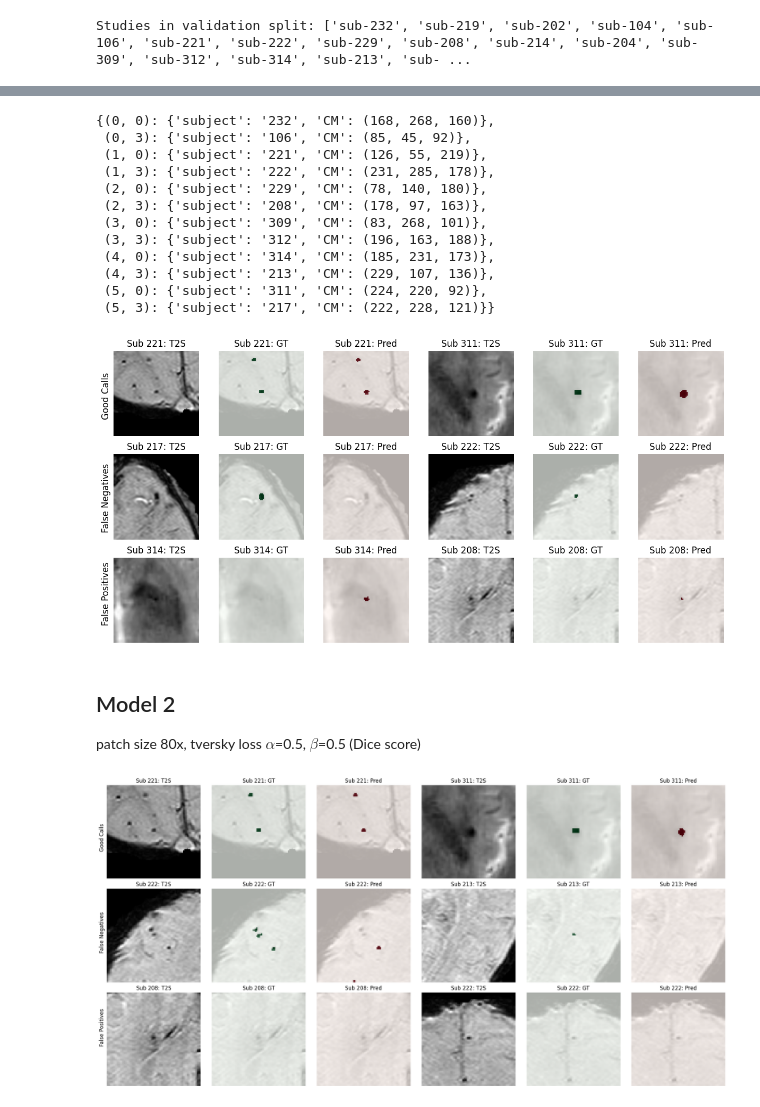
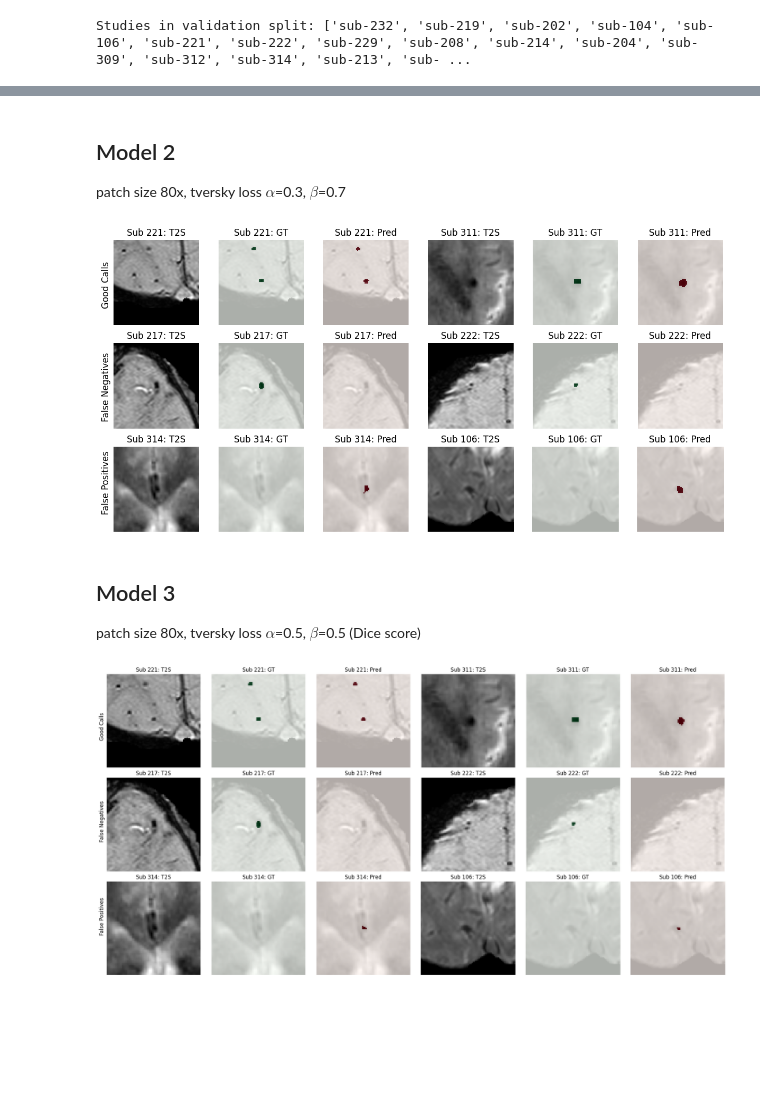
Before and after one commit to jorgedelpozolerida/Segmentation_CMB, a Jupyter notebook: scripts/evaluation_visual.ipynb, the cells around one changed output, grey strips where cells are left out. Cells and saved outputs as stored; diff of their text form; code cells hidden in the pictures; blank space fills up the shorter version.

```diff
--- a/scripts/evaluation_visual.ipynb
+++ b/scripts/evaluation_visual.ipynb
@@ -186,7 +158,7 @@ for i in range(2):  # Two subjects per category
     while True:
         try:
             sub = next(good_calls_subjects).split("-")[1]
-            result = plot_subject(sub, data_dir, pred_dir2, axs, 0, i * 3)
+            result = plot_subject(sub, data_dir, pred_dir3, axs, 0, i * 3)
             if result:
                 plot_results[('good', i)] = result
                 break
@@ -197,7 +169,7 @@ for i in range(2):  # Two subjects per category
     while True:
         try:
             sub = next(fn_subjects).split("-")[1]
-            result = plot_subject(sub, data_dir, pred_dir2, axs, 1, i * 3, plot_type='fn')
+            result = plot_subject(sub, data_dir, pred_dir3, axs, 1, i * 3, plot_type='fn')
             if result:
                 plot_results[('fn', i)] = result
                 break
@@ -208,7 +180,7 @@ for i in range(2):  # Two subjects per category
     while True:
         try:
             sub = next(fp_subjects).split("-")[1]
-            result = plot_subject(sub, data_dir, pred_dir, axs, 2, i * 3, plot_type='fp')
+            result = plot_subject(sub, data_dir, pred_dir3, axs, 2, i * 3, plot_type='fp')
             if result:
                 plot_results[('fp', i)] = result
                 break
@@ -252,27 +225,14 @@ plot_results
 
 # plot_results
 # %%
-# Path to the saved file
-file_path = '/home/cerebriu/data/datasets/ResearchProject/plot_info1.obj'
+# # Path to the saved file
+# file_path = '/home/cerebriu/data/datasets/ResearchProject/plot_info1.obj'
 
-# Open the file for reading
-with open(file_path, 'rb') as file_pi:
-    plot_info1 = pickle.load(file_pi)
+# # Open the file for reading
+# with open(file_path, 'rb') as file_pi:
+#     plot_info1 = pickle.load(file_pi)
 
-plot_info1
+# plot_info1
-# %% [output]
-{(0, 0): {'subject': '232', 'CM': (168, 268, 160)},
- (0, 3): {'subject': '106', 'CM': (85, 45, 92)},
- (1, 0): {'subject': '221', 'CM': (126, 55, 219)},
- (1, 3): {'subject': '222', 'CM': (231, 285, 178)},
- (2, 0): {'subject': '229', 'CM': (78, 140, 180)},
- (2, 3): {'subject': '208', 'CM': (178, 97, 163)},
- (3, 0): {'subject': '309', 'CM': (83, 268, 101)},
- (3, 3): {'subject': '312', 'CM': (196, 163, 188)},
- (4, 0): {'subject': '314', 'CM': (185, 231, 173)},
- (4, 3): {'subject': '213', 'CM': (229, 107, 136)},
- (5, 0): {'subject': '311', 'CM': (224, 220, 92)},
- (5, 3): {'subject': '217', 'CM': (222, 228, 121)}}
 # %%
 def plot_subject_from_info(sub, CM, data_dir, pred_dir, axs, row, col):
     # Load data from the new data directory
@@ -309,15 +269,21 @@ def plot_subject_from_info(sub, CM, data_dir, pred_dir, axs, row, col):
     axs[row, col+2].set_title(f'Sub {sub}: Pred')
 
     return axs
+# %%
+# These cases were manually selected after several iterations of previosu cells
+selected4plot = {
+    ('good', 0): {'subject': '221', 'CM': (126, 55, 219)},
+    ('good', 1): {'subject': '311', 'CM': (224, 220, 92)},
+    ('fn', 0): {'subject': '217', 'CM': (223, 228, 121)},
+    ('fn', 1): {'subject': '222', 'CM': (111, 288, 238)},
+    ('fp', 0): {'subject': '314', 'CM': (146, 279, 174)},
+    ('fp', 1): {'subject': '106', 'CM': (128, 39, 94)}
+}
+# %% [markdown]
+## Model 2
+patch size 80x, tversky loss $\alpha$=0.3, $\beta$=0.7
 # %%
-selected4plot = {
-    ('good', 0): {'subject': '221', 'CM': (126, 55, 219)},
-    ('good', 1): {'subject': '311', 'CM': (224, 220, 92)},
-    ('fn', 0): {'subject': '217', 'CM': (223, 228, 121)},
-    ('fp', 0): {'subject': '314', 'CM': (188, 231, 164)},
-    ('fn', 1): {'subject': '222', 'CM': (111, 288, 238)},
-    ('fp', 1): {'subject': '208', 'CM': (101, 127, 157)}
-}
+
 
 # Creating a new figure with 3x6 subplots
 fig, axs = plt.subplots(3, 6, figsize=(12, 6))
@@ -331,7 +297,7 @@ for key, value in selected4plot.items():
     row = {'good': 0, 'fn': 1, 'fp': 2}[category]
     col = index * 3  # Each subject occupies 3 columns
 
-    axs = plot_subject_from_info(sub, CM, data_dir, pred_dir, axs, row, col)
+    axs = plot_subject_from_info(sub, CM, data_dir, pred_dir2, axs, row, col)
 
 # Turn off unused axes and add annotations
 for ax in axs.flat:
@@ -344,53 +310,42 @@ fig.text(0.01, 0.18, 'False Positives', ha='center', va='center', rotation='vert
 
 plt.tight_layout()
 
-plt.savefig('../img/patch_predictions.png', dpi=500)
+plt.savefig('../img/patch_predictions_model2.png', dpi=500)
 
 plt.show()
 # %% [output]
-[figure, old version]
+[figure, new version]
 # %% [markdown]
-## Model 2
+## Model 3
 patch size 80x, tversky loss $\alpha$=0.5, $\beta$=0.5 (Dice score)
 # %%
-selected4plot = {
-    ('good', 0): {'subject': '221', 'CM': (126, 55, 219)},
-    ('good', 1): {'subject': '311', 'CM': (224, 220, 92)},
-    ('fp', 0): {'subject': '208', 'CM': (101, 127, 157)},
-    ('fp', 1): {'subject': '222', 'CM': (150, 290, 232)},
-    ('fn', 0): {'subject': '222', 'CM': (92, 286, 222)},
-    ('fn', 1): {'subject': '213', 'CM': (228, 107, 135)},
-
-
-}
-
 # Creating a new figure with 3x6 subplots
 fig, axs = plt.subplots(3, 6, figsize=(20, 10))
 
 # Loop through the selected4plot dictionary and plot
 for key, value in selected4plot.items():
     category, index = key
     subject_info = value
     sub = subject_info['subject']
     CM = subject_info['CM']
     row = {'good': 0, 'fn': 1, 'fp': 2}[category]
     col = index * 3  # Each subject occupies 3 columns
 
-    axs = plot_subject_from_info(sub, CM, data_dir, pred_dir2, axs, row, col)
+    axs = plot_subject_from_info(sub, CM, data_dir, pred_dir3, axs, row, col)
 
 # Turn off unused axes and add annotations
 for ax in axs.flat:
     ax.axis('off')
 
 # Add annotations for each row
 fig.text(0.005, 0.80, 'Good Calls', ha='center', va='center', rotation='vertical', fontsize=12)
 fig.text(0.005, 0.50, 'False Negatives', ha='center', va='center', rotation='vertical', fontsize=12)
 fig.text(0.005, 0.20, 'False Positives', ha='center', va='center', rotation='vertical', fontsize=12)
 
 plt.tight_layout()
 
-plt.savefig('../img/patch_predictions_model2.png', dpi=500)
+plt.savefig('../img/patch_predictions_model3.png', dpi=500)
 
 plt.show()
 # %% [output]
-[figure, old version]
+[figure, new version]
```
Also changed, not shown: parts of 15 cells of this notebook, 40 other files.
